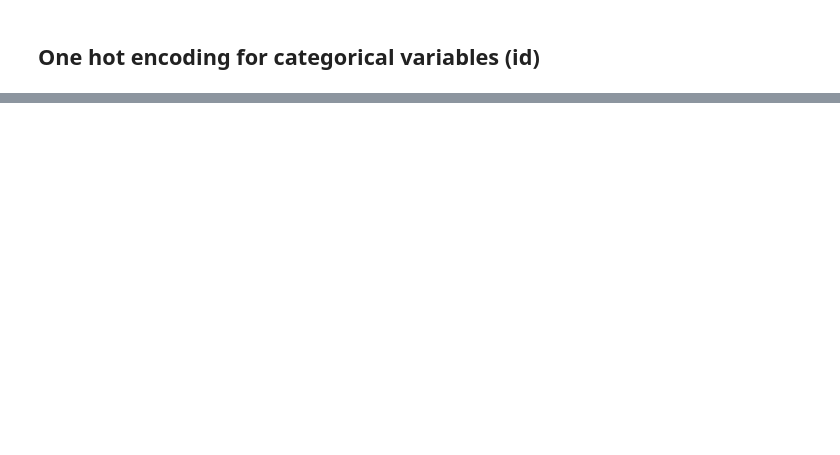
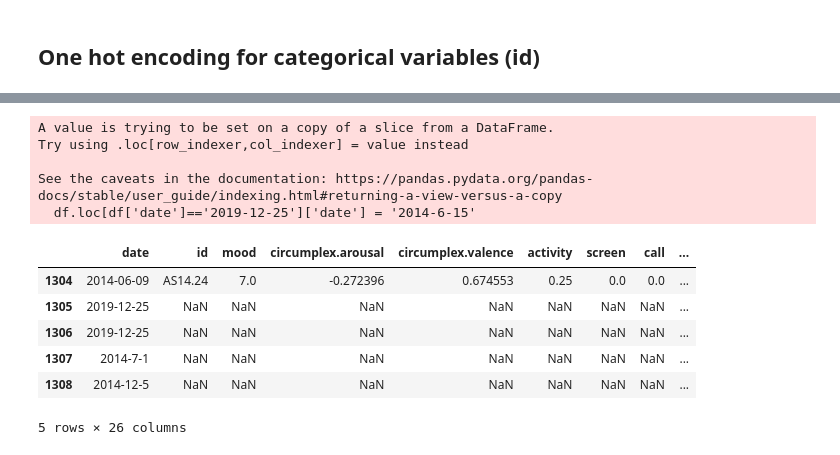
Before and after one commit to QST23/course_dmt, a Jupyter notebook: ass1/feature_engineering.ipynb, the cells around one changed output, grey strips where cells are left out. Saved outputs shown, nothing was run; the diff lists cells and outputs as text; code cells hidden in the pictures; blank space fills up the shorter version.

```diff
--- a/ass1/feature_engineering.ipynb
+++ b/ass1/feature_engineering.ipynb
@@ -161,0 +301,19 @@ find_day_of_week(df)
+# %%
+#add a random row to the df
+# df = df.append({'date': '2014-7-1'}, ignore_index=True) #ketikoti
+# df = df.append({'date': '2014-12-5'}, ignore_index=True) #sinterklaas
+
+df.tail()
+# %% [output]
+A value is trying to be set on a copy of a slice from a DataFrame.
+Try using .loc[row_indexer,col_indexer] = value instead
+
+See the caveats in the documentation: https://pandas.pydata.org/pandas-docs/stable/user_guide/indexing.html#returning-a-view-versus-a-copy
+  df.loc[df['date']=='2019-12-25']['date'] = '2014-6-15'
+|  | date | id | mood | circumplex.arousal | circumplex.valence | activity | screen | call | ... |
+| 1304 | 2014-06-09 | AS14.24 | 7.0 | -0.272396 | 0.674553 | 0.25 | 0.0 | 0.0 | ... |
+| 1305 | 2019-12-25 | NaN | NaN | NaN | NaN | NaN | NaN | NaN | ... |
+| 1306 | 2019-12-25 | NaN | NaN | NaN | NaN | NaN | NaN | NaN | ... |
+| 1307 | 2014-7-1 | NaN | NaN | NaN | NaN | NaN | NaN | NaN | ... |
+| 1308 | 2014-12-5 | NaN | NaN | NaN | NaN | NaN | NaN | NaN | ... |
+5 rows × 26 columns
```
Also changed, not shown: parts of 17 cells of this notebook, 2 other files.
